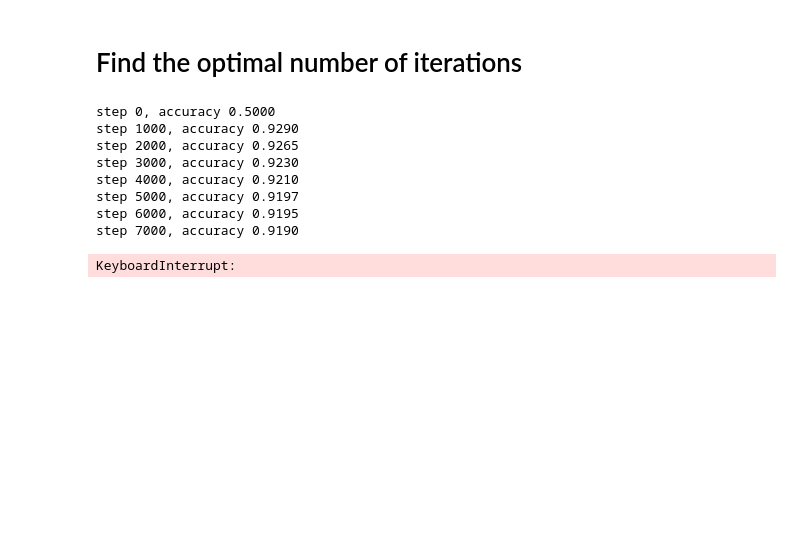
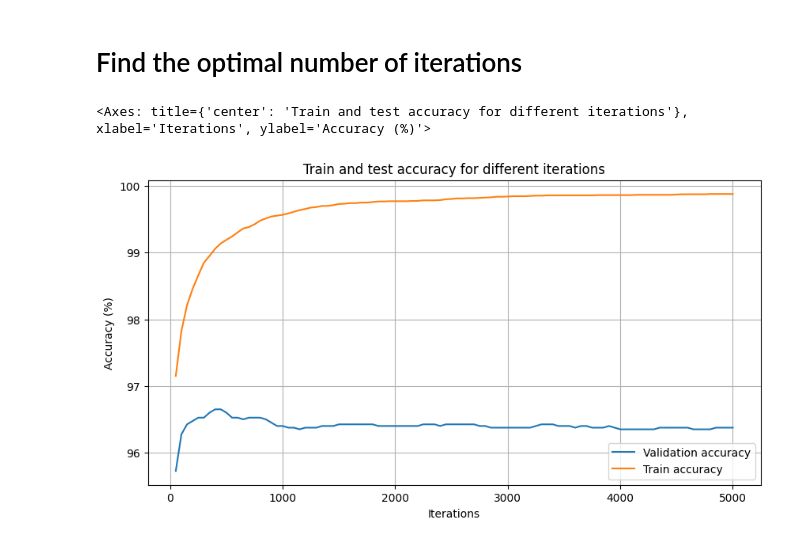
Before and after one commit to DavideLigari/clickbaits-recognition, a Jupyter notebook: code/analysis_logistic_regression.ipynb, the cells around one changed output. Drawn from its saved outputs; the diff is of its cells as text; code cells hidden in the pictures; blank space fills up the shorter version.

Commit message:
analysing logistic regression

```diff
--- a/code/analysis_logistic_regression.ipynb
+++ b/code/analysis_logistic_regression.ipynb
@@ -192,39 +210,46 @@ import build_vocabulary as bv
 import features_extraction as fe
 import pandas as pd
 import make_statistics as ms
-import logistic_regression as lr
 
+validation_accuracy = []
+train_accuracy = []
+iterations = []
+voc = bv.get_vocabulary(path='../dataset/', numWords=6000, save=False)
+X_train, Y_train = fe.get_bow_representation(voc)
+X_valid, Y_valid = fe.get_bow_representation(voc, no_clickbait_path='../dataset/non_clickbait_validation.txt',
+                                             clickbait_path='../dataset/clickbait_validation.txt', save=False, stemming=False)
+w = None
+b = 0
+for iteration in range(1, 101):
+    w, b = pvml.logreg_train(
+        X_train, Y_train, lambda_=0.00001, lr=0.003, steps=50, init_w=w, init_b=b)
 
-words_to_ignore = []
-f = open('../data/stopwords.txt', 'r')
-n = 0
-for w in f.read().split():
-    words_to_ignore.append(w)
-    n += 1
-f.close()
+    P = pvml.logreg_inference(X_train, w, b)
+    prediction = (P > 0.5)
+    accuracy_train = (prediction == Y_train).mean()
 
-voc = bv.get_vocabulary(path='../dataset/', numWords=3000, save=False)
+    P = pvml.logreg_inference(X_valid, w, b)
+    prediction_valid = (P > 0.5)
+    accuracy_validation = (prediction_valid == Y_valid).mean()
 
-voc_no_common_words = [word for word in voc if word not in words_to_ignore]
+    print('Accuracy train: ', accuracy_train*100)
+    print('Accuracy validation: ', accuracy_validation*100)
 
-X_train, Y_train = fe.get_bow_representation(voc_no_common_words)
-X_valid, Y_valid = fe.get_bow_representation(voc_no_common_words, no_clickbait_path='../dataset/non_clickbait_validation.txt',
-                                             clickbait_path='../dataset/clickbait_validation.txt', save=False, stemming=False)
+    validation_accuracy.append(accuracy_validation*100)
+    train_accuracy.append(accuracy_train*100)
+    iterations.append(iteration*1000)
 
-
-w, b, accuracy_valid,accuracy_train  = lr.logreg_train(
-    X_train, Y_train, X_valid, Y_valid, steps=20000, lr=0.003, lambda_=0.00001)
-iterations = range(0, 20001, 1000)
-results = pd.DataFrame({'Iterations': iterations, 'Train accuracy': accuracy_train,
-                       'Validation accuracy': accuracy_valid})
-results.to_csv('../data/logistic_diff_iterations.csv')
+results = pd.DataFrame({'Iterations': iterations,
+                       'Validation accuracy': validation_accuracy, 'Train accuracy': train_accuracy})
+results.to_csv('../data/logistic_diff_iters.csv')
-# %% [output]
-step 0, accuracy 0.5000
-step 1000, accuracy 0.9290
-step 2000, accuracy 0.9265
-step 3000, accuracy 0.9230
-step 4000, accuracy 0.9210
-step 5000, accuracy 0.9197
-step 6000, accuracy 0.9195
-step 7000, accuracy 0.9190
-KeyboardInterrupt:
+# %%
+import pandas as pd
+
+data=pd.read_csv('../data/logistic_diff_iters.csv')
+data['Iterations'] = data['Iterations']/1000
+data['Iterations'] = data['Iterations']*50
+data.plot(kind='line', x='Iterations', y=['Validation accuracy', 'Train accuracy'], figsize=(10, 5), grid=True,
+           title='Train and test accuracy for different iterations', ylabel='Accuracy (%)')
+# %% [output]
+<Axes: title={'center': 'Train and test accuracy for different iterations'}, xlabel='Iterations', ylabel='Accuracy (%)'>
+[figure, added]
```
Also changed, not shown: parts of 5 cells of this notebook, 4 other files.
